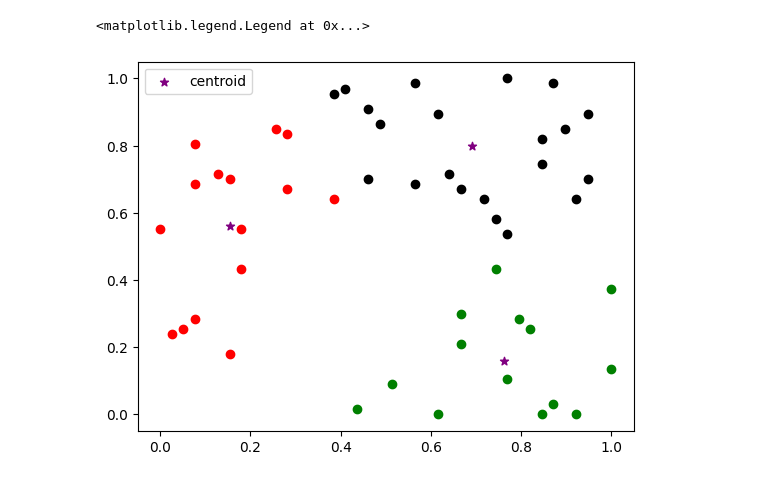
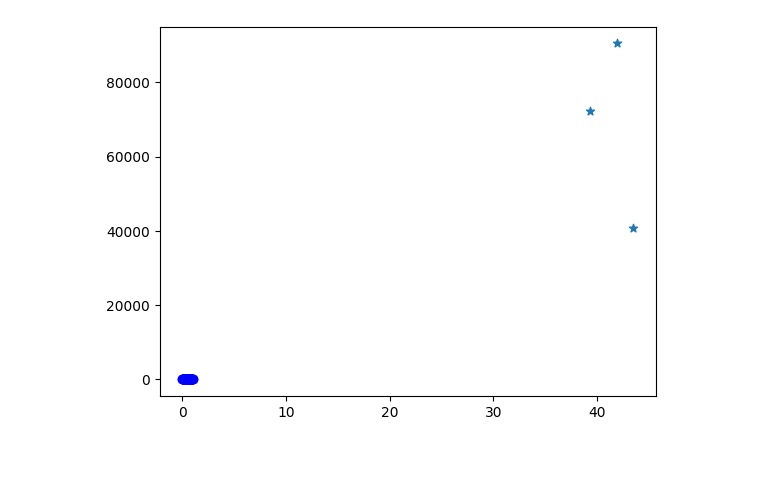
Before and after one commit to Karina0162003/MLP_Programs, a Jupyter notebook: kmeans.ipynb, the cells around one changed output. Saved outputs shown, nothing was run; the diff lists cells and outputs as text; code cells hidden in the pictures.

```diff
--- a/kmeans.ipynb
+++ b/kmeans.ipynb
@@ -45,9 +38,6 @@ from sklearn.preprocessing import MinMaxScaler
-# %%
-scaler = MinMaxScaler()
-
-scaler.fit(df[['Income']])
-df['Income'] = scaler.transform(df[['Income']])
-
-scaler.fit(df[['Age']])
-df['Age'] = scaler.transform(df[['Age']])
+# %%
+sc.fit(df[['Age']])
+df['Age']=sc.transform(df[['Age']])
+sc.fit(df[['Income']])
+df['Income']=sc.transform(df[['Income']])
 # %%
@@ -62,4 +50,4 @@ df.head()
 # %%
-y_predicted = km.fit_predict(df[['Age','Income']])
-y_predicted
+y_pred = km.predict(df[['Age','Income']])
+y_pred
 # %% [output]
@@ -69,2 +57,2 @@ array([1, 2, 2, 2, 2, 0, 2, 1, 1, 2, 0, 2, 2, 1, 0, 0, 2, 2, 0, 2, 0, 2,
 # %%
-df['cluster']=y_predicted
+df['cluster']=y_pred
@@ -97,13 +67,10 @@ array([[0.76190476, 0.15884861],
 # %%
-df1 = df[df.cluster==0]
-df2 = df[df.cluster==1]
-df3 = df[df.cluster==2]
-plt.scatter(df1.Age,df1['Income'],color='green')
-plt.scatter(df2.Age,df2['Income'],color='red')
-plt.scatter(df3.Age,df3['Income'],color='black')
-plt.scatter(km.cluster_centers_[:,0],km.cluster_centers_[:,1],color='purple',marker='*',label='centroid')
-plt.legend()
+d1=df[df.cluster==0]
+d2=df[df.cluster==1]
+plt.scatter(d1['Age'],d1['Income'],color="r")
+plt.scatter(d2['Age'],df['Income'],color="b")
+plt.scatter(km.cluster_centers_[:,0],km.cluster_centers_[:,1],label="Centroid",marker="*")
+plt.show()
 # %% [output]
-<matplotlib.legend.Legend at 0x...>
-[figure, old version]
+[figure, new version]
 # %%
```
Also changed, not shown: parts of 16 cells of this notebook.
